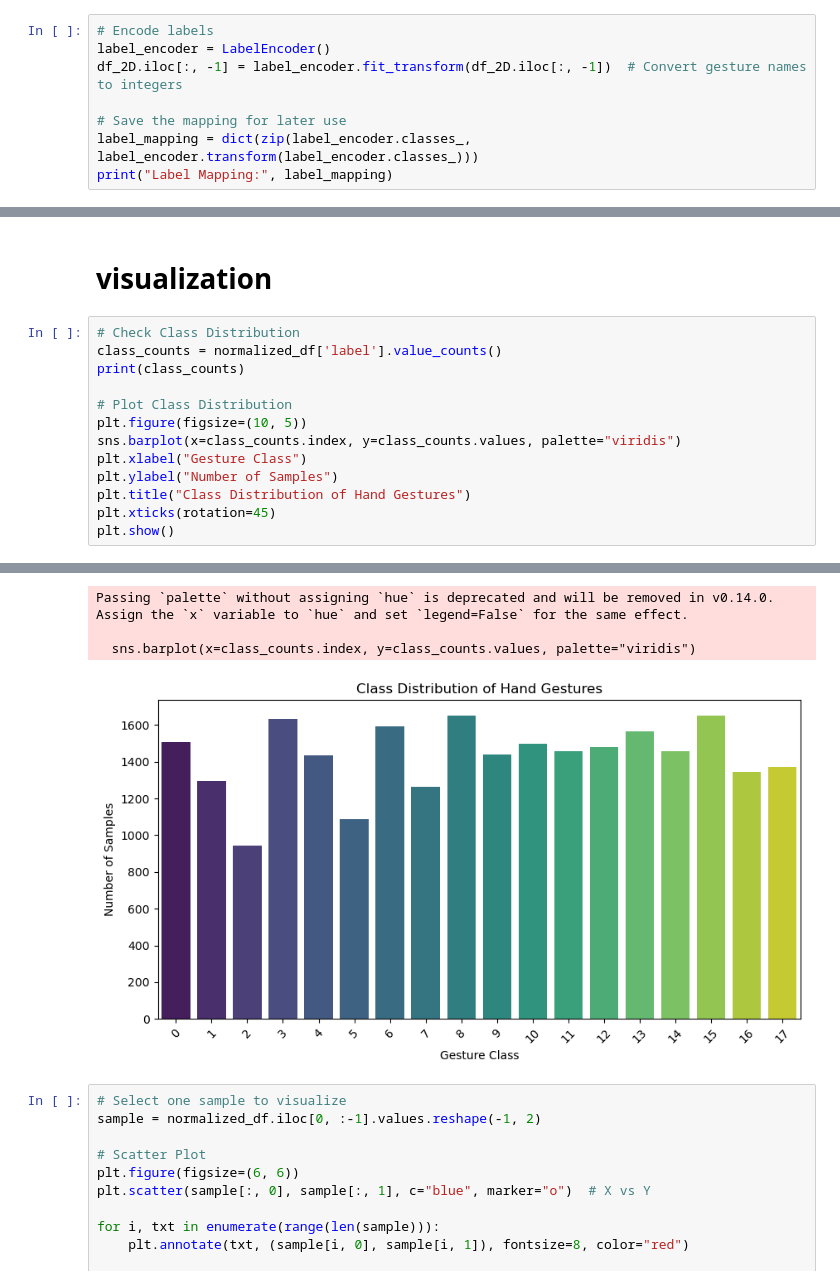
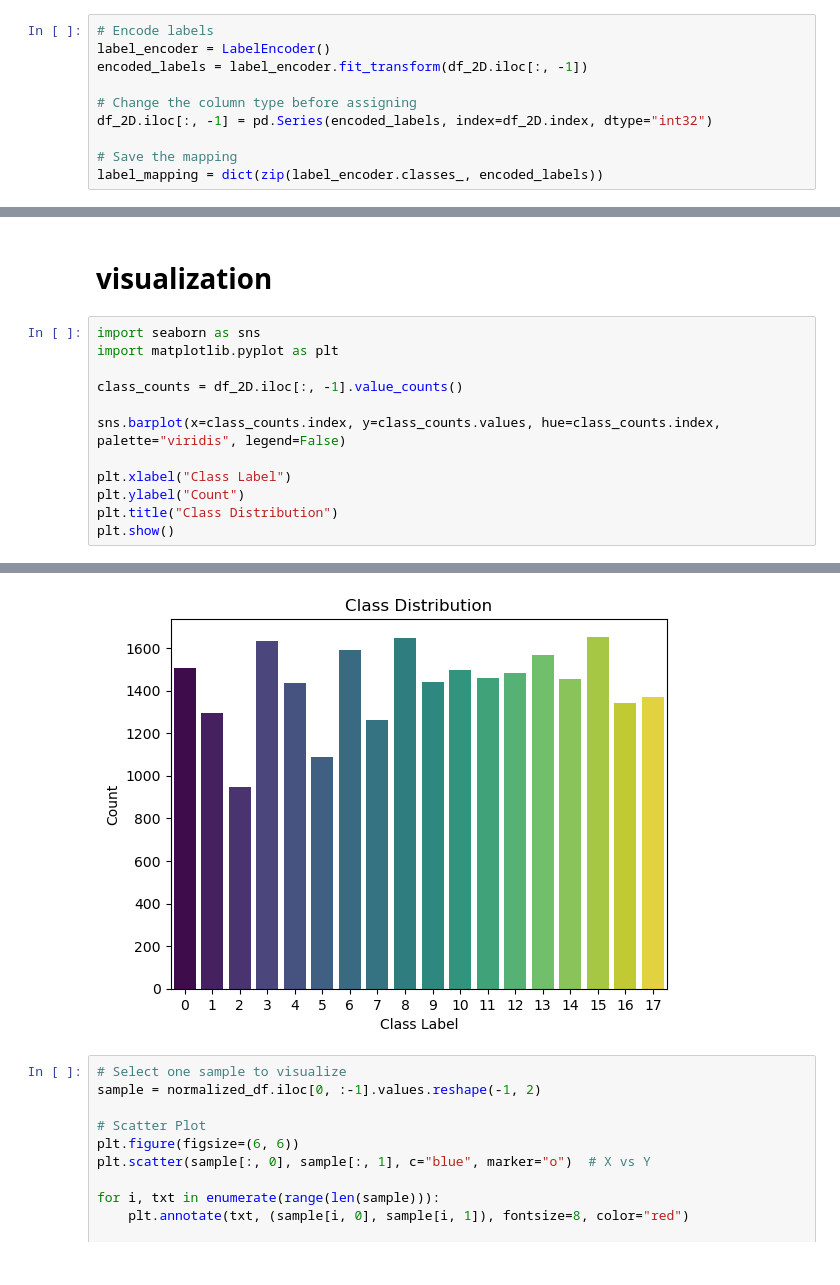
Before and after one commit to TokaAyman/Hand-gestures-detection, a Jupyter notebook: hand_gesture_ML_notebook.ipynb, the cells around one changed output, grey strips where cells are left out. Drawn from its saved outputs; the diff is of its cells as text.

Commit message:
hand gestures

```diff
--- a/hand_gesture_ML_notebook.ipynb
+++ b/hand_gesture_ML_notebook.ipynb
@@ -230,8 +230,10 @@ Name: count, dtype: Int64
 # %%
 # Encode labels
 label_encoder = LabelEncoder()
-df_2D.iloc[:, -1] = label_encoder.fit_transform(df_2D.iloc[:, -1])  # Convert gesture names to integers
+encoded_labels = label_encoder.fit_transform(df_2D.iloc[:, -1])
 
-# Save the mapping for later use
-label_mapping = dict(zip(label_encoder.classes_, label_encoder.transform(label_encoder.classes_)))
-print("Label Mapping:", label_mapping)
+# Change the column type before assigning
+df_2D.iloc[:, -1] = pd.Series(encoded_labels, index=df_2D.index, dtype="int32")
+
+# Save the mapping
+label_mapping = dict(zip(label_encoder.classes_, encoded_labels))
@@ -312,16 +312,15 @@ normalized_df
 # %% [markdown]
 # visualization
 # %%
-# Check Class Distribution
-class_counts = normalized_df['label'].value_counts()
-print(class_counts)
+import seaborn as sns
+import matplotlib.pyplot as plt
 
-# Plot Class Distribution
-plt.figure(figsize=(10, 5))
-sns.barplot(x=class_counts.index, y=class_counts.values, palette="viridis")
-plt.xlabel("Gesture Class")
-plt.ylabel("Number of Samples")
-plt.title("Class Distribution of Hand Gestures")
-plt.xticks(rotation=45)
+class_counts = df_2D.iloc[:, -1].value_counts()
+
+sns.barplot(x=class_counts.index, y=class_counts.values, hue=class_counts.index, palette="viridis", legend=False)
+
+plt.xlabel("Class Label")
+plt.ylabel("Count")
+plt.title("Class Distribution")
 plt.show()
 # %% [output]
@@ -348,7 +327,4 @@ Name: count, dtype: int64
-Passing `palette` without assigning `hue` is deprecated and will be removed in v0.14.0. Assign the `x` variable to `hue` and set `legend=False` for the same effect.
-
-  sns.barplot(x=class_counts.index, y=class_counts.values, palette="viridis")
-[figure, old version]
+[figure, new version]
 # %%
 # Select one sample to visualize
 sample = normalized_df.iloc[0, :-1].values.reshape(-1, 2)
```
Also changed, not shown: parts of 5 cells of this notebook, 2 other files.
